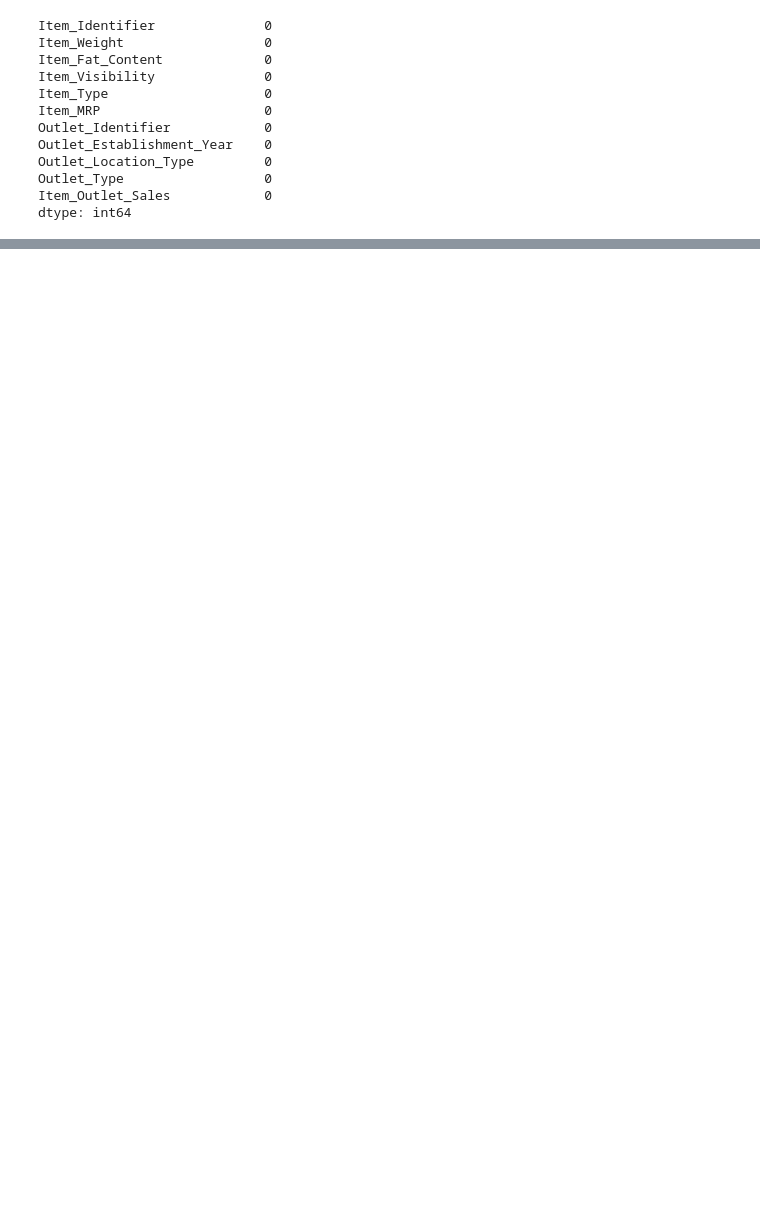
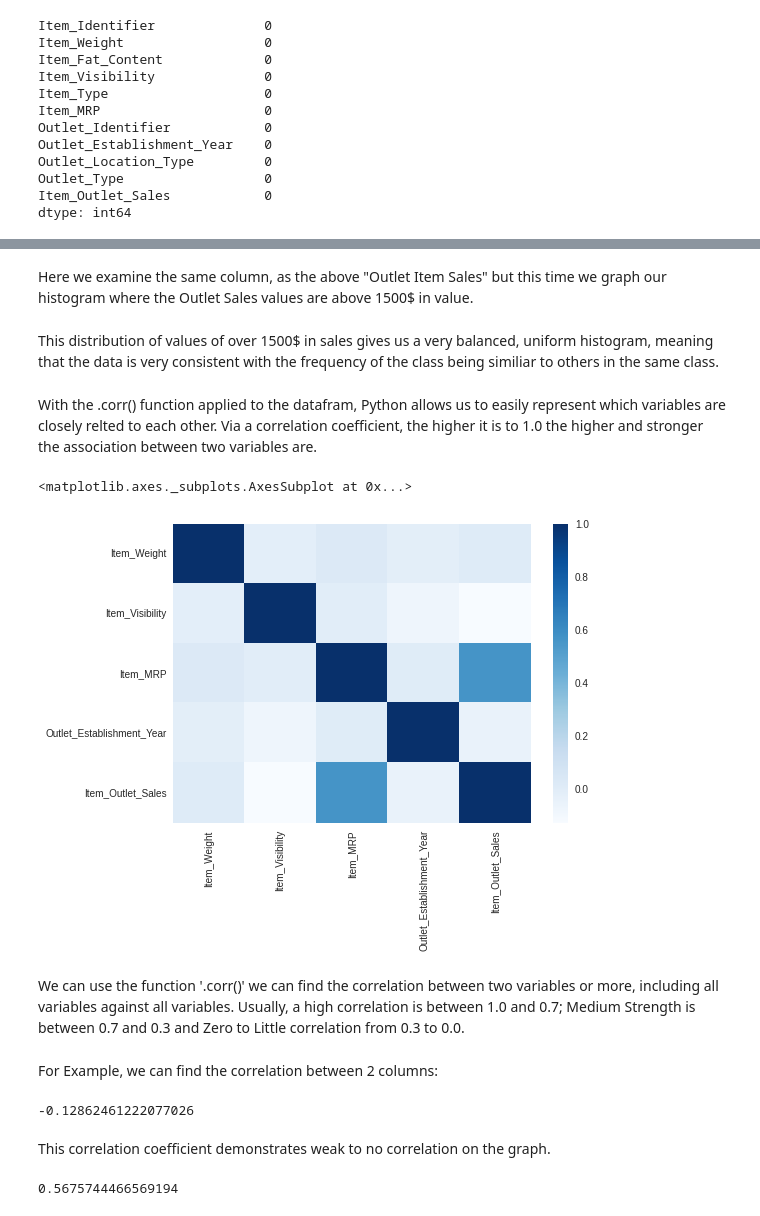
Before and after one commit to dee-ah-nuh/Food-Sales-Predictions, a Jupyter notebook: Food_Sales_Prediction.ipynb, the cells around one changed output, grey strips where cells are left out. Drawn from its saved outputs; the diff is of its cells as text; code cells hidden in the pictures; blank space fills up the shorter version.

```diff
--- a/Food_Sales_Prediction.ipynb
+++ b/Food_Sales_Prediction.ipynb
@@ -193,0 +282,28 @@ dtype: float64
+# %% [markdown]
+Here we examine the same column, as the above "Outlet Item Sales" but this time we graph our histogram where the Outlet Sales values are above 1500$ in value.
+# %% [markdown]
+This distribution of values of over 1500$ in sales gives us a very balanced, uniform histogram, meaning that the data is very consistent with the frequency of the class being similiar to others in the same class.
+# %% [markdown]
+With the .corr() function applied to the datafram, Python allows us to easily represent which variables are closely relted to each other. Via a correlation coefficient, the higher it is to 1.0 the higher and stronger the association between two variables are.
+# %%
+corr = df.corr()
+sns.heatmap(corr, cmap = 'Blues')
+# %% [output]
+<matplotlib.axes._subplots.AxesSubplot at 0x...>
+[figure, added]
+# %% [markdown]
+We can use the function '.corr()' we can find the correlation between two variables or more, including all variables against all variables. Usually, a high correlation is between 1.0 and 0.7; Medium Strength is between 0.7 and 0.3 and Zero to Little correlation from 0.3 to 0.0.
+# %% [markdown]
+For Example, we can find the correlation between 2 columns:
+# %%
+correlation = df["Item_Visibility"].corr(df["Item_Outlet_Sales"])
+correlation
+# %% [output]
+-0.12862461222077026
+# %% [markdown]
+ This correlation coefficient demonstrates weak to no correlation on the graph.
+# %%
+correlation = df['Item_MRP'].corr(df['Item_Outlet_Sales'])
+correlation
+# %% [output]
+0.5675744466569194
```
Also changed, not shown: parts of 25 cells of this notebook.
